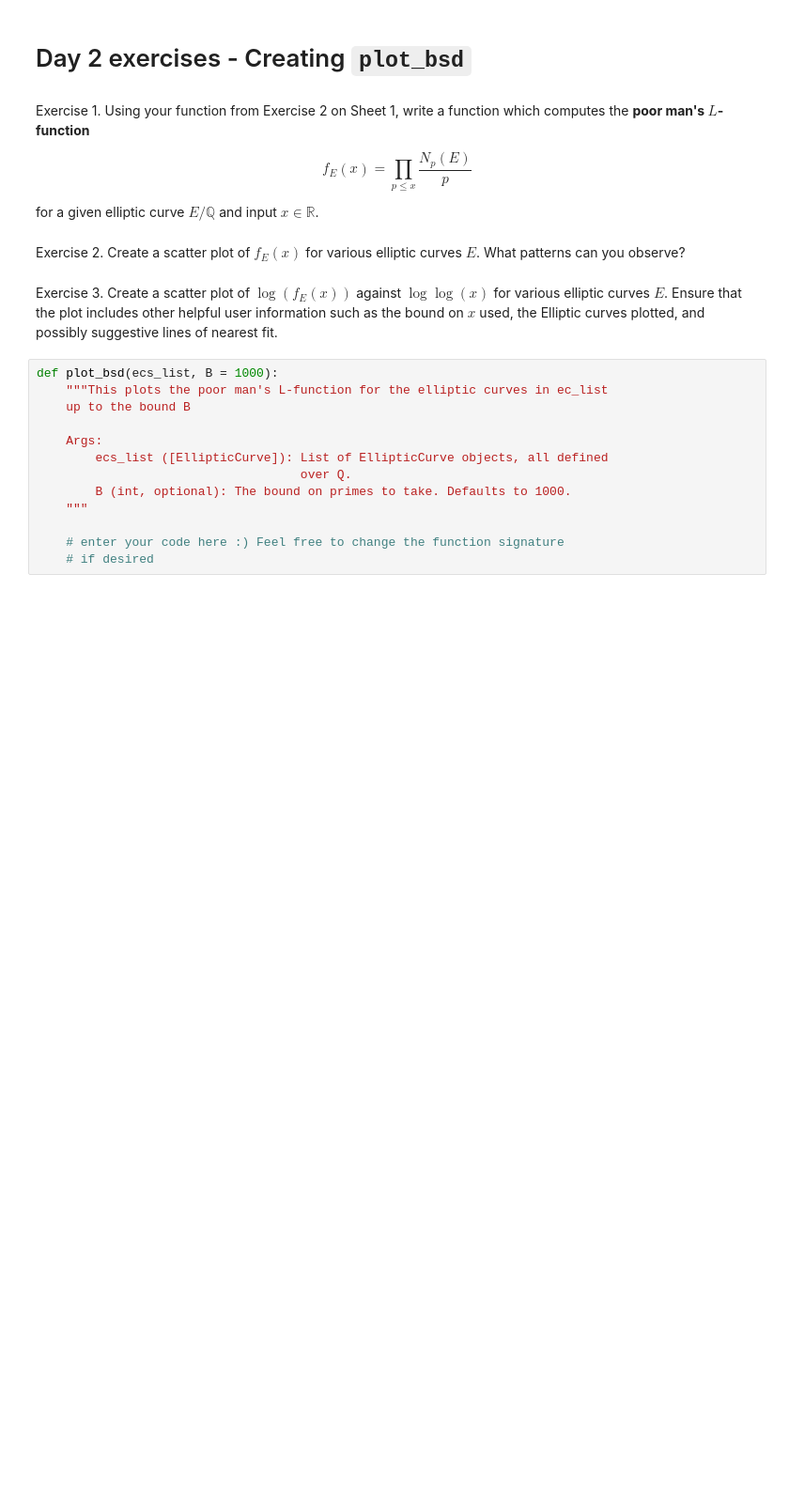
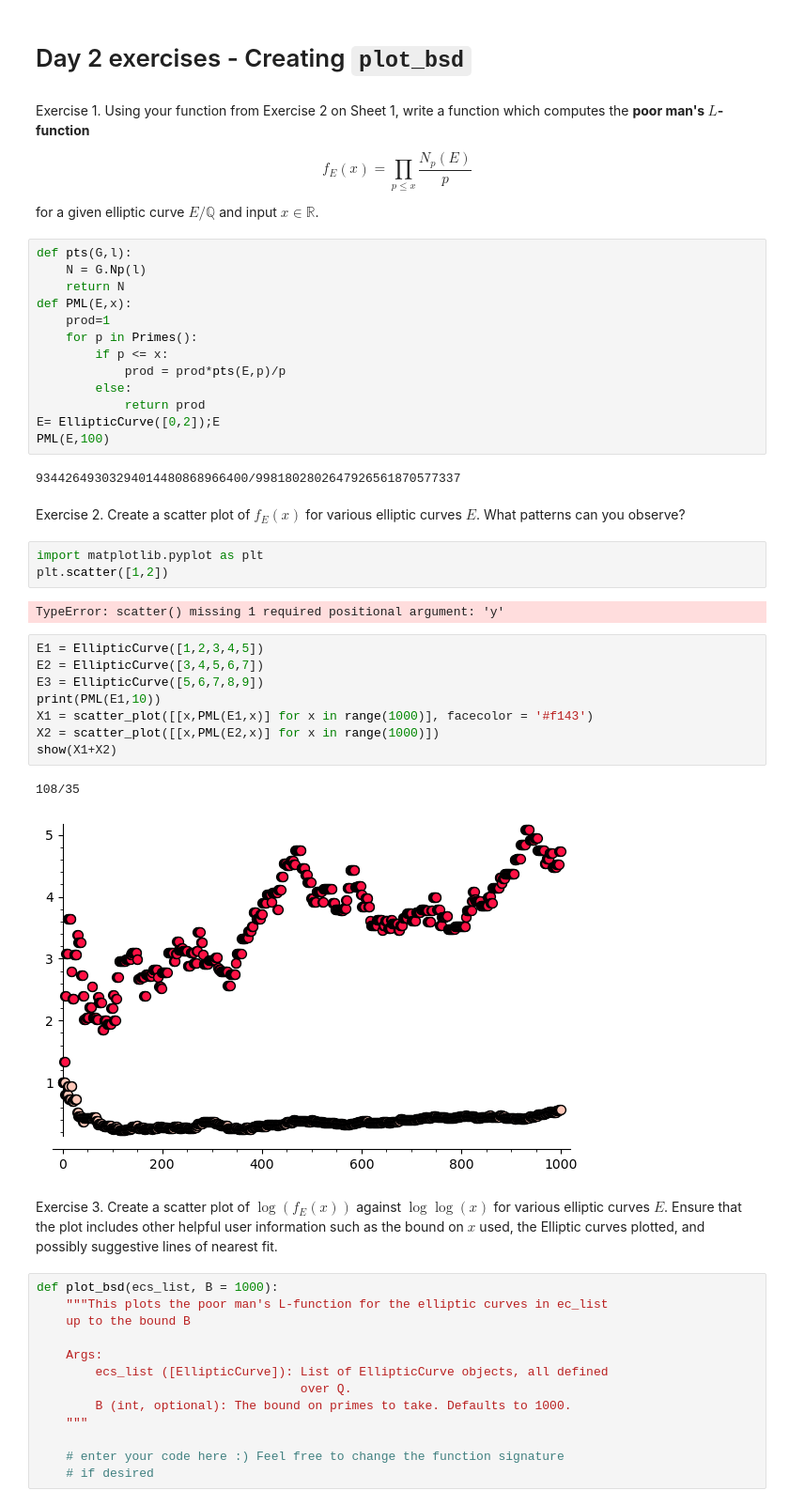
Before and after one commit to Rusti1/computational_nt, a Jupyter notebook: case_studies/bsd_experiments/day_2_exercises.ipynb, the cells around one changed output. Shown: that part at 94% size. Cells and saved outputs as stored; diff of their text form; blank space fills up the shorter version.

```diff
--- a/case_studies/bsd_experiments/day_2_exercises.ipynb
+++ b/case_studies/bsd_experiments/day_2_exercises.ipynb
@@ -6,8 +6,39 @@ Exercise 1. Using your function from Exercise 2 on Sheet 1, write a function whi
 $$f_E(x) = \prod_{p \leq x}\frac{N_p(E)}{p}$$
 
 for a given elliptic curve $E/\mathbb{Q}$ and input $x \in \mathbb{R}$.
+# %%
+def pts(G,l):
+    N = G.Np(l)
+    return N
+def PML(E,x):
+    prod=1
+    for p in Primes():
+        if p <= x:
+            prod = prod*pts(E,p)/p
+        else:
+            return prod
+E= EllipticCurve([0,2]);E
+PML(E,100)
+# %% [output]
+93442649303294014480868966400/9981802802647926561870577337
 # %% [markdown]
 Exercise 2. Create a scatter plot of $f_E(x)$ for various elliptic curves $E$. What patterns can you observe?
+# %%
+import matplotlib.pyplot as plt
+plt.scatter([1,2])
+# %% [output]
+TypeError: scatter() missing 1 required positional argument: 'y'
+# %%
+E1 = EllipticCurve([1,2,3,4,5])
+E2 = EllipticCurve([3,4,5,6,7])
+E3 = EllipticCurve([5,6,7,8,9])
+print(PML(E1,10))
+X1 = scatter_plot([[x,PML(E1,x)] for x in range(1000)], facecolor = '#f143')
+X2 = scatter_plot([[x,PML(E2,x)] for x in range(1000)])
+show(X1+X2)
+# %% [output]
+108/35
+[figure, added]
 # %% [markdown]
 Exercise 3. Create a scatter plot of $\log(f_E(x))$ against $\log\log(x)$ for various elliptic curves $E$. Ensure that the plot includes other helpful user information such as the bound on $x$ used, the Elliptic curves plotted, and possibly suggestive lines of nearest fit.
 # %%
```
